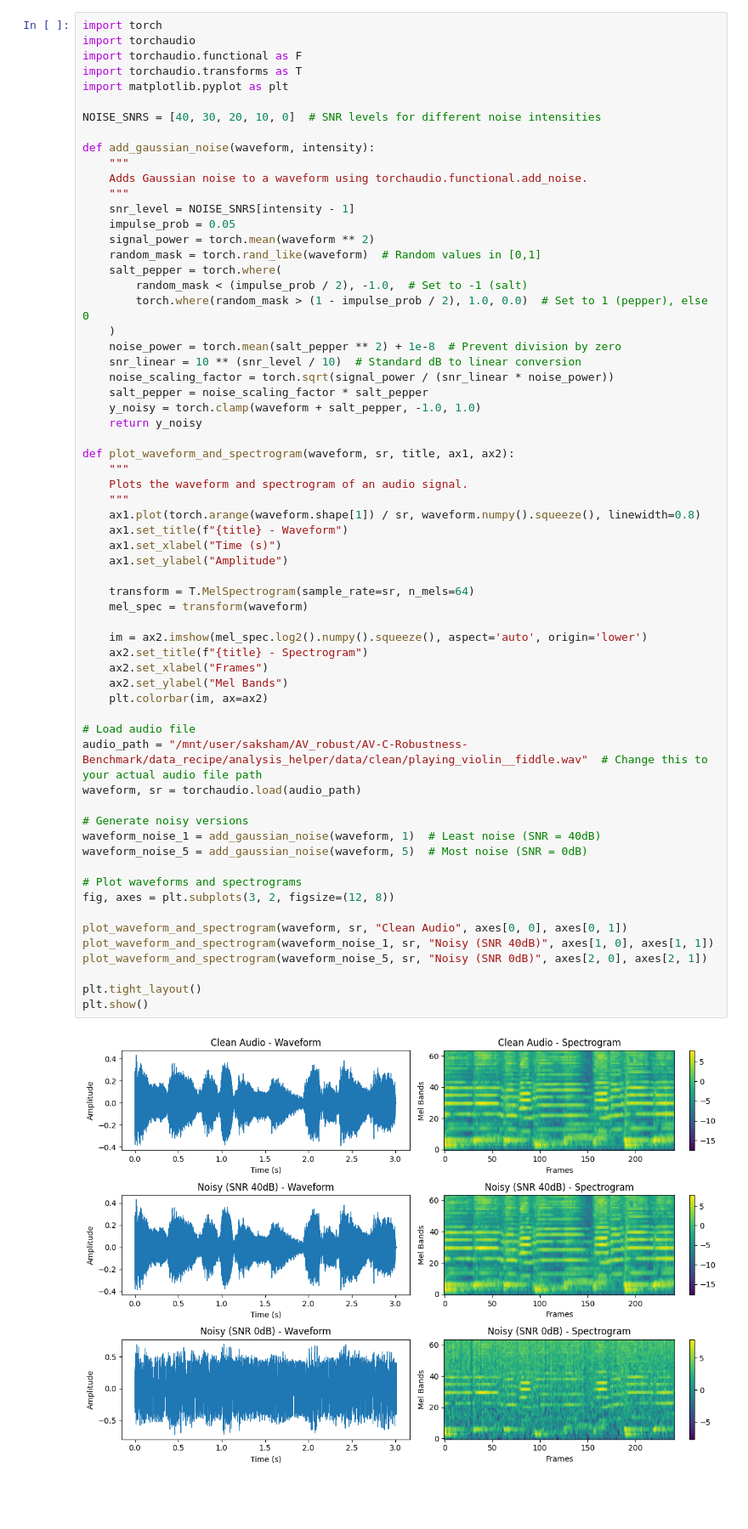
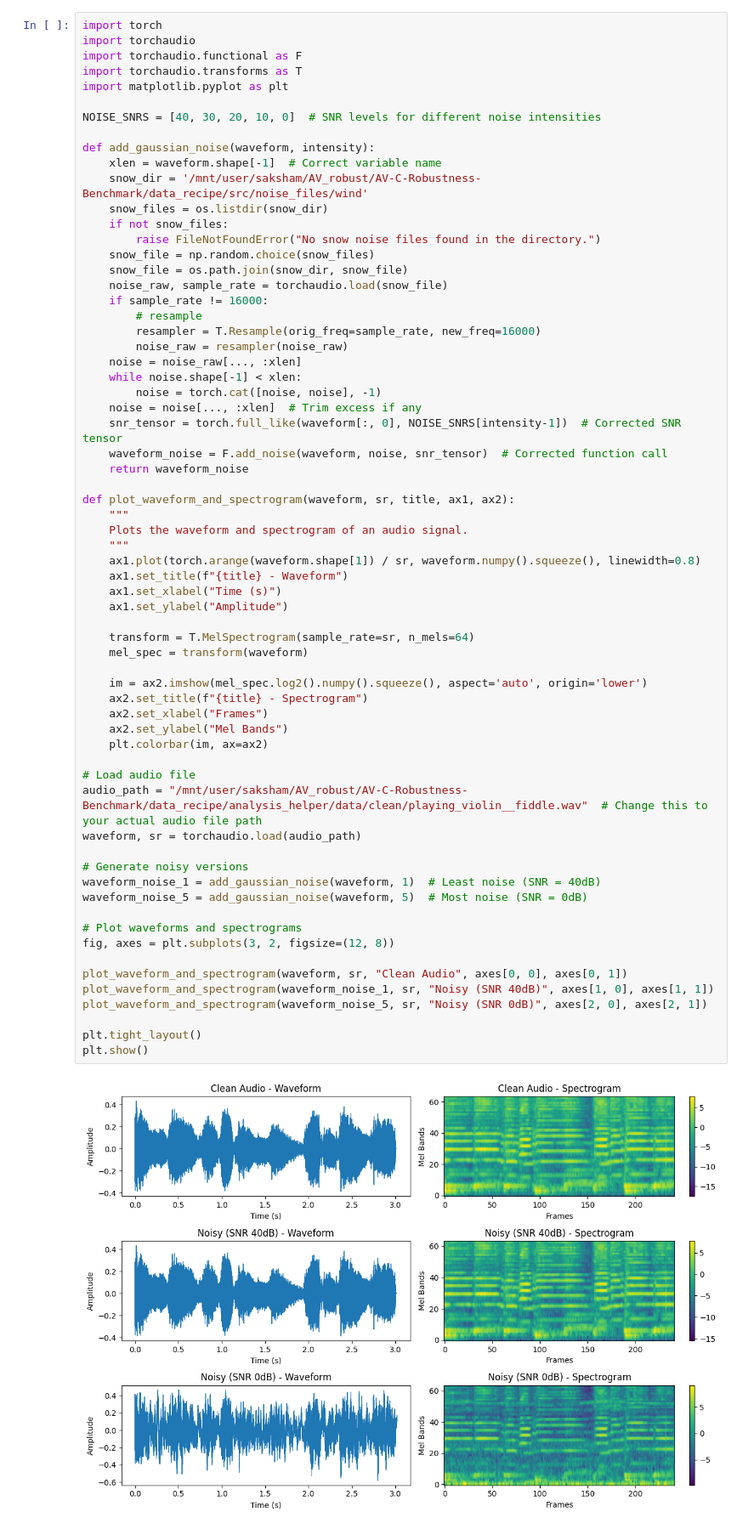
Before and after one commit to sarthaxxxxx/AV-C-Robustness-Benchmark, a Jupyter notebook: data_recipe/analysis_helper/scripts/probe_noise.ipynb, the cells around one changed output. Shown at 85% size. Saved outputs shown, nothing was run; the diff lists cells and outputs as text; blank space fills up the shorter version.

```diff
--- a/data_recipe/analysis_helper/scripts/probe_noise.ipynb
+++ b/data_recipe/analysis_helper/scripts/probe_noise.ipynb
@@ -50,23 +51,25 @@ import matplotlib.pyplot as plt
 NOISE_SNRS = [40, 30, 20, 10, 0]  # SNR levels for different noise intensities
 
 def add_gaussian_noise(waveform, intensity):
-    """
-    Adds Gaussian noise to a waveform using torchaudio.functional.add_noise.
-    """
-    snr_level = NOISE_SNRS[intensity - 1]
-    impulse_prob = 0.05
-    signal_power = torch.mean(waveform ** 2)
-    random_mask = torch.rand_like(waveform)  # Random values in [0,1]
-    salt_pepper = torch.where(
-        random_mask < (impulse_prob / 2), -1.0,  # Set to -1 (salt)
-        torch.where(random_mask > (1 - impulse_prob / 2), 1.0, 0.0)  # Set to 1 (pepper), else 0
-    )
-    noise_power = torch.mean(salt_pepper ** 2) + 1e-8  # Prevent division by zero
-    snr_linear = 10 ** (snr_level / 10)  # Standard dB to linear conversion
-    noise_scaling_factor = torch.sqrt(signal_power / (snr_linear * noise_power))
-    salt_pepper = noise_scaling_factor * salt_pepper
-    y_noisy = torch.clamp(waveform + salt_pepper, -1.0, 1.0)
-    return y_noisy
+    xlen = waveform.shape[-1]  # Correct variable name
+    snow_dir = '/mnt/user/saksham/AV_robust/AV-C-Robustness-Benchmark/data_recipe/src/noise_files/wind'
+    snow_files = os.listdir(snow_dir)
+    if not snow_files:
+        raise FileNotFoundError("No snow noise files found in the directory.")
+    snow_file = np.random.choice(snow_files)
+    snow_file = os.path.join(snow_dir, snow_file)
+    noise_raw, sample_rate = torchaudio.load(snow_file)
+    if sample_rate != 16000:
+        # resample
+        resampler = T.Resample(orig_freq=sample_rate, new_freq=16000)
+        noise_raw = resampler(noise_raw)
+    noise = noise_raw[..., :xlen]
+    while noise.shape[-1] < xlen:
+        noise = torch.cat([noise, noise], -1)
+    noise = noise[..., :xlen]  # Trim excess if any
+    snr_tensor = torch.full_like(waveform[:, 0], NOISE_SNRS[intensity-1])  # Corrected SNR tensor
+    waveform_noise = F.add_noise(waveform, noise, snr_tensor)  # Corrected function call
+    return waveform_noise
 
 def plot_waveform_and_spectrogram(waveform, sr, title, ax1, ax2):
     """
@@ -77,31 +80,31 @@ def plot_waveform_and_spectrogram(waveform, sr, title, ax1, ax2):
     ax1.set_xlabel("Time (s)")
     ax1.set_ylabel("Amplitude")
 
     transform = T.MelSpectrogram(sample_rate=sr, n_mels=64)
     mel_spec = transform(waveform)
 
     im = ax2.imshow(mel_spec.log2().numpy().squeeze(), aspect='auto', origin='lower')
     ax2.set_title(f"{title} - Spectrogram")
     ax2.set_xlabel("Frames")
     ax2.set_ylabel("Mel Bands")
     plt.colorbar(im, ax=ax2)
 
 # Load audio file
 audio_path = "/mnt/user/saksham/AV_robust/AV-C-Robustness-Benchmark/data_recipe/analysis_helper/data/clean/playing_violin__fiddle.wav"  # Change this to your actual audio file path
 waveform, sr = torchaudio.load(audio_path)
 
 # Generate noisy versions
 waveform_noise_1 = add_gaussian_noise(waveform, 1)  # Least noise (SNR = 40dB)
 waveform_noise_5 = add_gaussian_noise(waveform, 5)  # Most noise (SNR = 0dB)
 
 # Plot waveforms and spectrograms
 fig, axes = plt.subplots(3, 2, figsize=(12, 8))
 
 plot_waveform_and_spectrogram(waveform, sr, "Clean Audio", axes[0, 0], axes[0, 1])
 plot_waveform_and_spectrogram(waveform_noise_1, sr, "Noisy (SNR 40dB)", axes[1, 0], axes[1, 1])
 plot_waveform_and_spectrogram(waveform_noise_5, sr, "Noisy (SNR 0dB)", axes[2, 0], axes[2, 1])
 
 plt.tight_layout()
 plt.show()
 # %% [output]
-[figure, old version]
+[figure, new version]
```
Also changed, not shown: parts of 2 cells of this notebook, 53 other files.
